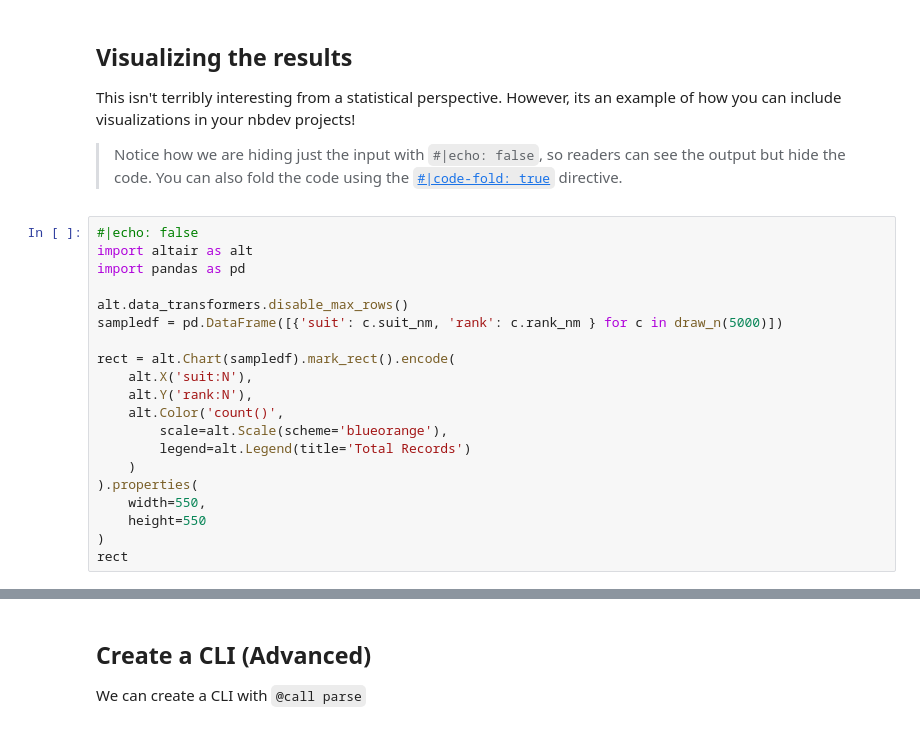
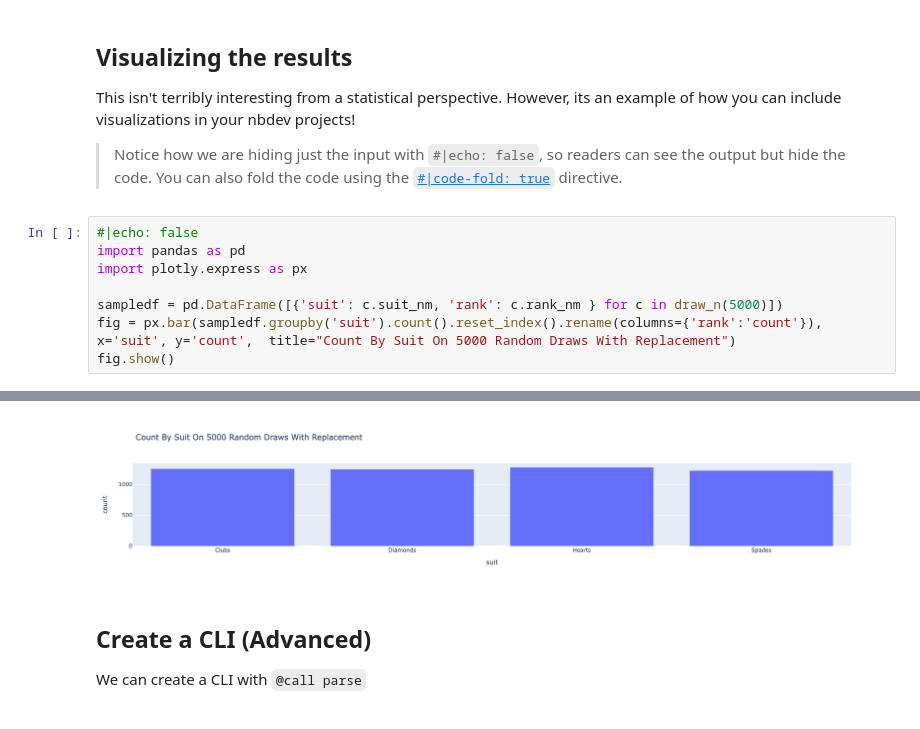
Before and after one commit to fastai/cards_deck, a Jupyter notebook: 01_deck.ipynb, the cells around one changed output, grey strips where cells are left out. Saved outputs shown, nothing was run; the diff lists cells and outputs as text.

Commit message:
make interactive chart

```diff
--- a/01_deck.ipynb
+++ b/01_deck.ipynb
@@ -127,26 +127,15 @@ This isn't terribly interesting from a statistical perspective.  However, its an
 > Notice how we are hiding just the input with `#|echo: false`, so readers can see the output but hide the code.  You can also fold the code using the [`#|code-fold: true`](https://quarto.org/docs/output-formats/html-code.html#folding-code) directive.
 # %%
 #|echo: false
-import altair as alt
 import pandas as pd
+import plotly.express as px
 
-alt.data_transformers.disable_max_rows()
 sampledf = pd.DataFrame([{'suit': c.suit_nm, 'rank': c.rank_nm } for c in draw_n(5000)])
-
-rect = alt.Chart(sampledf).mark_rect().encode(
-    alt.X('suit:N'),
-    alt.Y('rank:N'),
-    alt.Color('count()',
-        scale=alt.Scale(scheme='blueorange'),
-        legend=alt.Legend(title='Total Records')
-    )
-).properties(
-    width=550,
-    height=550
-)
-rect
+fig = px.bar(sampledf.groupby('suit').count().reset_index().rename(columns={'rank':'count'}), x='suit', y='count',  title="Count By Suit On 5000 Random Draws With Replacement")
+fig.show()
 # %% [output]
 [interactive output not drawn]
+[figure, added]
 # %% [markdown]
 ## Create a CLI (Advanced)
 
```
Also changed, not shown: parts of 2 cells of this notebook, 1 other file.
